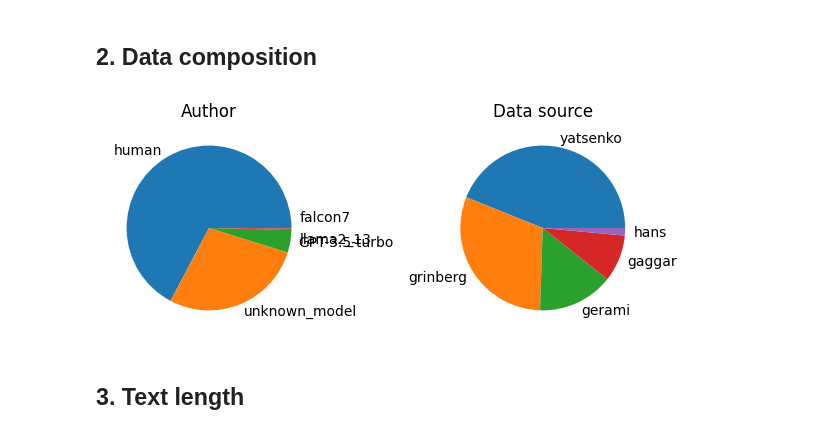
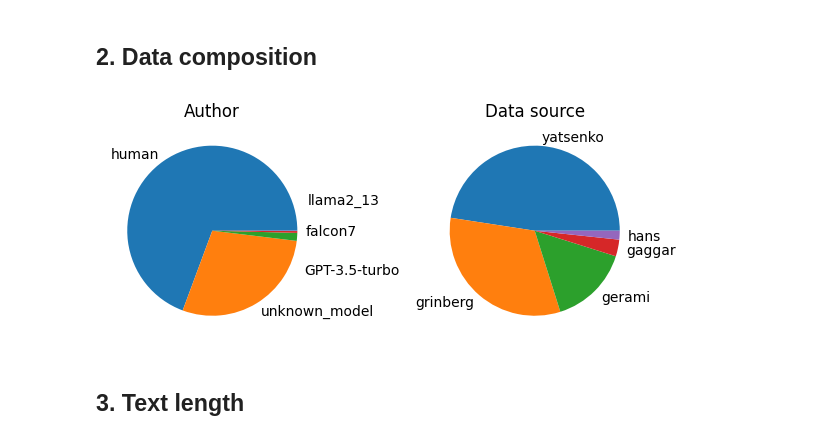
Before and after one commit to gperdrizet/llm_detector, a Jupyter notebook: perplexity_ratio_score/notebooks/06-semantic_chunk_data_exploration.ipynb, the cells around one changed output. Saved outputs shown, nothing was run; the diff lists cells and outputs as text; code cells hidden in the pictures.

```diff
--- a/perplexity_ratio_score/notebooks/06-semantic_chunk_data_exploration.ipynb
+++ b/perplexity_ratio_score/notebooks/06-semantic_chunk_data_exploration.ipynb
@@ -51,34 +51,34 @@ data_df.head()
 # %%
 def fix_labels(mylabels, tooclose=0.1, sepfactor=2):
     vecs=np.zeros((len(mylabels), len(mylabels), 2))
     dists=np.zeros((len(mylabels), len(mylabels)))
 
     for i in range(0, len(mylabels)-1):
         for j in range(i+1, len(mylabels)):
             a=np.array(mylabels[i].get_position())
             b=np.array(mylabels[j].get_position())
             dists[i,j]=np.linalg.norm(a-b)
             vecs[i,j,:]=a-b
 
             if dists[i,j] < tooclose:
                 mylabels[i].set_x(a[0] + sepfactor*vecs[i,j,0])
                 mylabels[i].set_y(a[1] + sepfactor*vecs[i,j,1])
                 mylabels[j].set_x(b[0] - sepfactor*vecs[i,j,0])
                 mylabels[j].set_y(b[1] - sepfactor*vecs[i,j,1])
 
 authors=data_df['author'].value_counts()
 datasets=data_df['source'].value_counts()
 
 fig, axs = plt.subplots(nrows=1, ncols=2, figsize=(6, 3))
 axs[0].set_title('Author')
 wedges, labels=axs[0].pie(authors, labels=authors.index)
-fix_labels(labels, sepfactor=12``)
+fix_labels(labels, sepfactor=6)
 axs[1].set_title('Data source')
 axs[1].pie(datasets, labels=datasets.index)
 plt.tight_layout()
 plt.show()
 # %% [output]
-[figure, old version]
+[figure, new version]
 # %% [markdown]
 ## 3. Text length
 # %%
```
Also changed, not shown: parts of 7 cells of this notebook, 1 other file.
